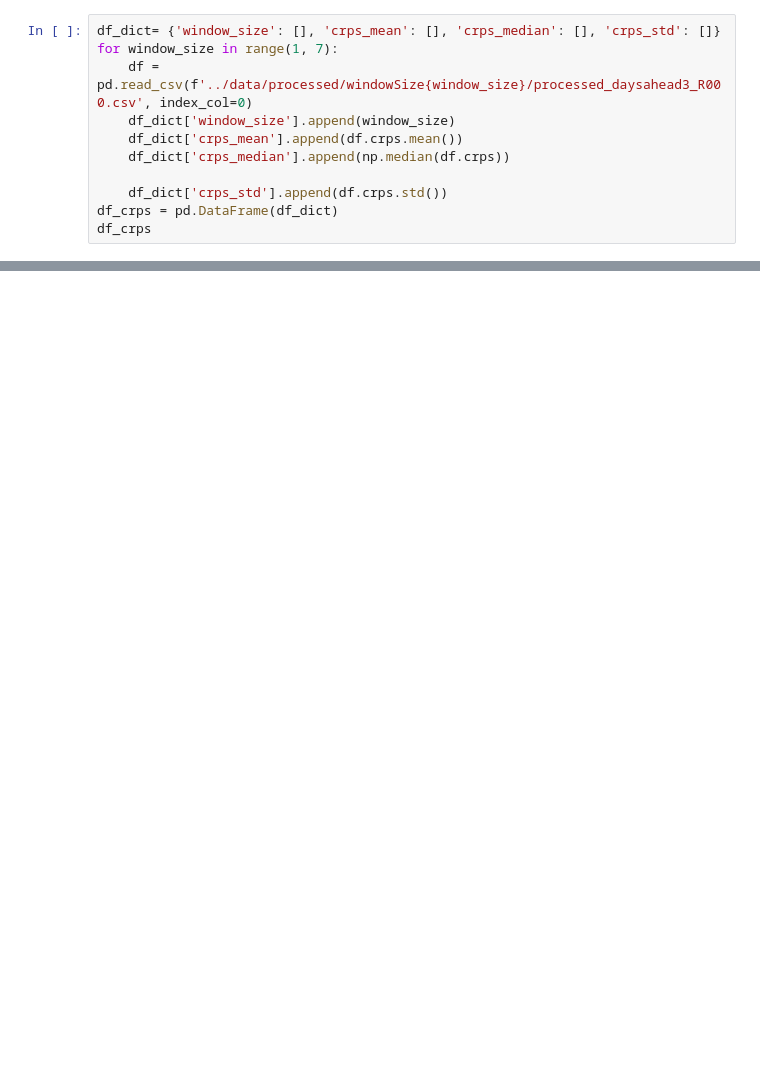
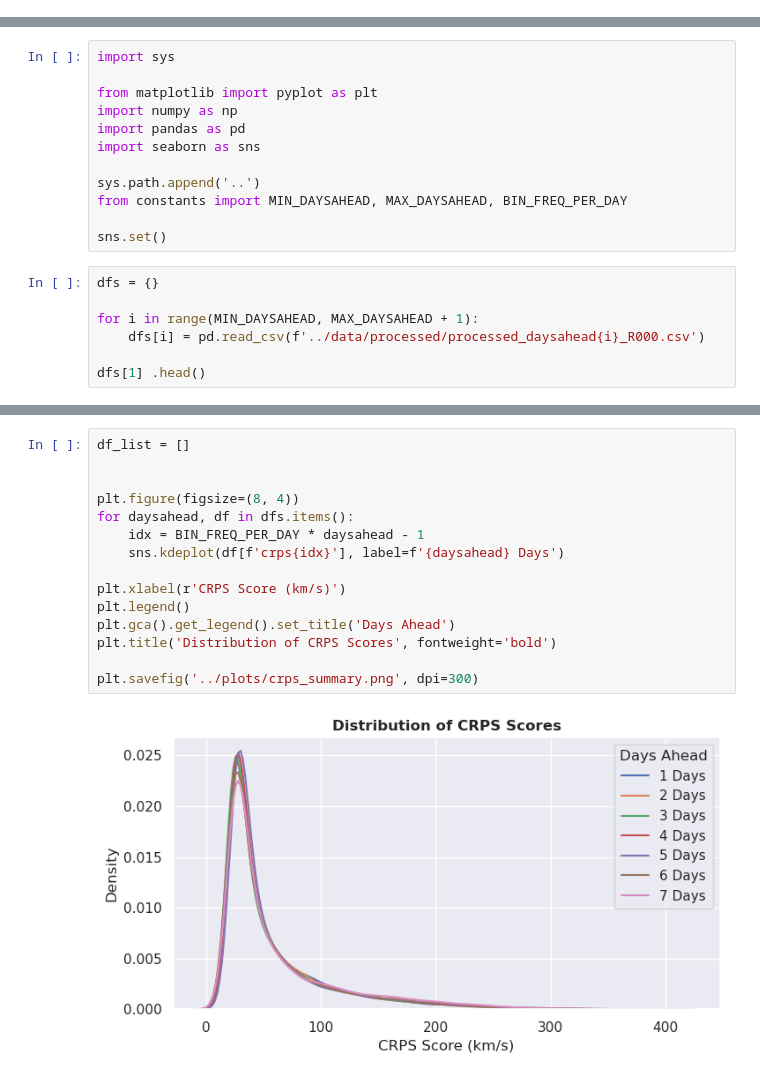
Before and after one commit to ddasilva/wsa_knn_uncertainty_v2, a Jupyter notebook: notebooks/CRPS Summary.ipynb, the cells around one changed output, grey strips where cells are left out. Saved outputs shown, nothing was run; the diff lists cells and outputs as text; blank space fills up the shorter version.

```diff
--- a/notebooks/CRPS Summary.ipynb
+++ b/notebooks/CRPS Summary.ipynb
@@ -6,11 +0,0 @@ import pandas as pd
-# %%
-df_dict= {'window_size': [], 'crps_mean': [], 'crps_median': [], 'crps_std': []}
-for window_size in range(1, 7):
-    df = pd.read_csv(f'../data/processed/windowSize{window_size}/processed_daysahead3_R000.csv', index_col=0)
-    df_dict['window_size'].append(window_size)
-    df_dict['crps_mean'].append(df.crps.mean())
-    df_dict['crps_median'].append(np.median(df.crps))
-
-    df_dict['crps_std'].append(df.crps.std())
-df_crps = pd.DataFrame(df_dict)
-df_crps
@@ -40,0 +5,19 @@ dfs_window[
+# %%
+import sys
+
+from matplotlib import pyplot as plt
+import numpy as np
+import pandas as pd
+import seaborn as sns
+
+sys.path.append('..')
+from constants import MIN_DAYSAHEAD, MAX_DAYSAHEAD, BIN_FREQ_PER_DAY
+
+sns.set()
+# %%
+dfs = {}
+
+for i in range(MIN_DAYSAHEAD, MAX_DAYSAHEAD + 1):
+    dfs[i] = pd.read_csv(f'../data/processed/processed_daysahead{i}_R000.csv')
+
+dfs[1] .head()
@@ -40,0 +32,17 @@ dfs_window[
+# %%
+df_list = []
+
+
+plt.figure(figsize=(8, 4))
+for daysahead, df in dfs.items():
+    idx = BIN_FREQ_PER_DAY * daysahead - 1
+    sns.kdeplot(df[f'crps{idx}'], label=f'{daysahead} Days')
+
+plt.xlabel(r'CRPS Score (km/s)')
+plt.legend()
+plt.gca().get_legend().set_title('Days Ahead')
+plt.title('Distribution of CRPS Scores', fontweight='bold')
+
+plt.savefig('../plots/crps_summary.png', dpi=300)
+# %% [output]
+[figure, added]
```
Also changed, not shown: parts of 6 cells of this notebook, 6 other files.
